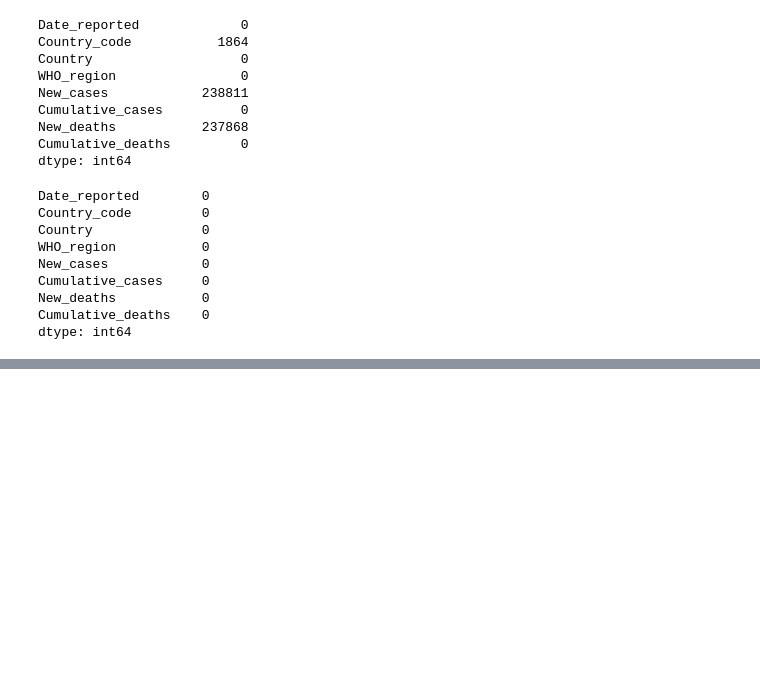
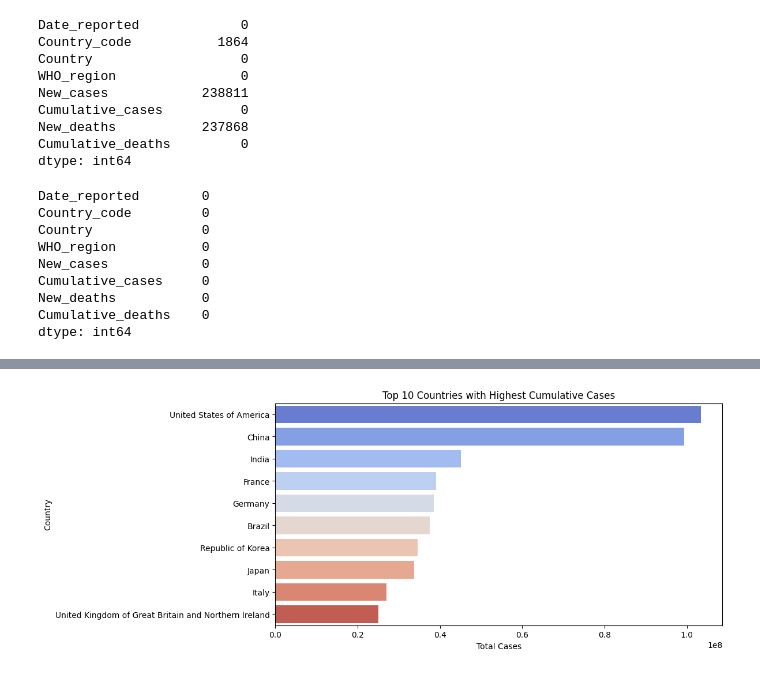
Before and after one commit to andrinawatsemba/Covid-19-Data-Analysis, a Jupyter notebook: data analyzed/who.ipynb, the cells around one changed output, grey strips where cells are left out. Saved outputs shown, nothing was run; the diff lists cells and outputs as text; code cells hidden in the pictures; blank space fills up the shorter version.

```diff
--- a/data analyzed/who.ipynb
+++ b/data analyzed/who.ipynb
@@ -96,0 +131,15 @@ dtype: int64
+# %%
+#using seaborn which i imported earlier
+# Group by country and sum cases
+top_countries = data.groupby("Country")["Cumulative_cases"].max().nlargest(10)
+
+# Plot
+plt.figure(figsize=(10, 5))
+sns.barplot(x=top_countries.values, y=top_countries.index, hue=top_countries.index,
+            palette="coolwarm", legend=False)  # Adding hue to prevent warning
+plt.xlabel("Total Cases")
+plt.ylabel("Country")
+plt.title("Top 10 Countries with Highest Cumulative Cases")
+plt.show()
+# %% [output]
+[figure, added]
```
Also changed, not shown: parts of 10 cells of this notebook.
